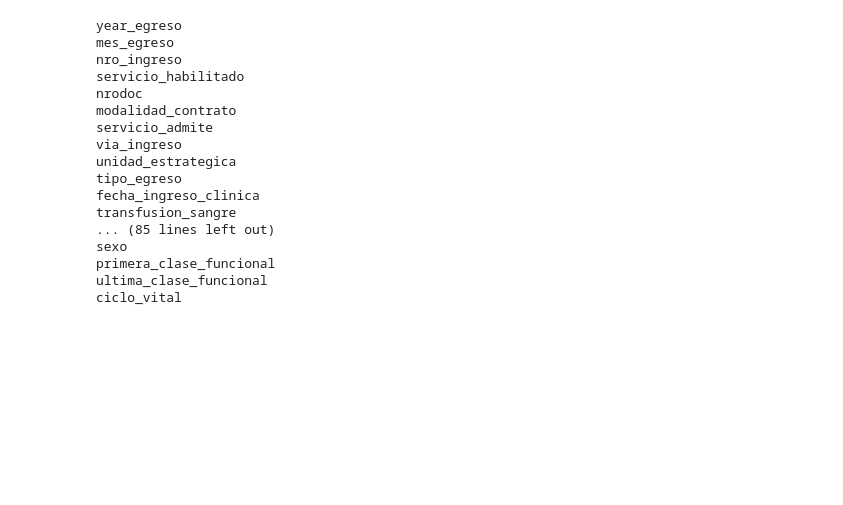
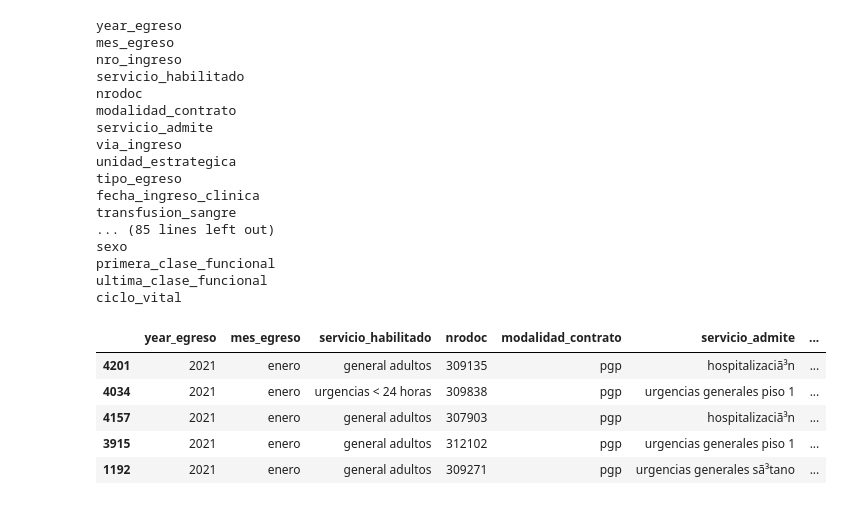
Before and after one commit to danielmancovidales/Aplicaciones-en-salud, a Jupyter notebook: concatenacion.ipynb, the cells around one changed output. Cells and saved outputs as stored; diff of their text form; code cells hidden in the pictures; blank space fills up the shorter version.

```diff
--- a/concatenacion.ipynb
+++ b/concatenacion.ipynb
@@ -203,3 +209,14 @@ ciclo_vital
 df_filtrado['cuantos_cigarrillos_dia'].unique()
 ## se borro la variable por que tenia una cantidad de nulos significativa (431)
 df_filtrado.drop('cuantos_cigarrillos_dia',axis=1, inplace=True)
+# %%
+# Se elimina  columna constante se caracterizan por su falta de variabilidad, lo que significa que no contribuyen de manera significativa a la información del modelo.
+df_filtrado.drop(['constantes','nro_ingreso'],axis=1, inplace=True)
+df_filtrado.head()
+# %% [output]
+|  | year_egreso | mes_egreso | servicio_habilitado | nrodoc | modalidad_contrato | servicio_admite | ... |
+| 4201 | 2021 | enero | general adultos | 309135 | pgp | hospitalizaciã³n | ... |
+| 4034 | 2021 | enero | urgencias < 24 horas | 309838 | pgp | urgencias generales piso 1 | ... |
+| 4157 | 2021 | enero | general adultos | 307903 | pgp | hospitalizaciã³n | ... |
+| 3915 | 2021 | enero | general adultos | 312102 | pgp | urgencias generales piso 1 | ... |
+| 1192 | 2021 | enero | general adultos | 309271 | pgp | urgencias generales sã³tano | ... |
```
Also changed, not shown: parts of 2 cells of this notebook.
